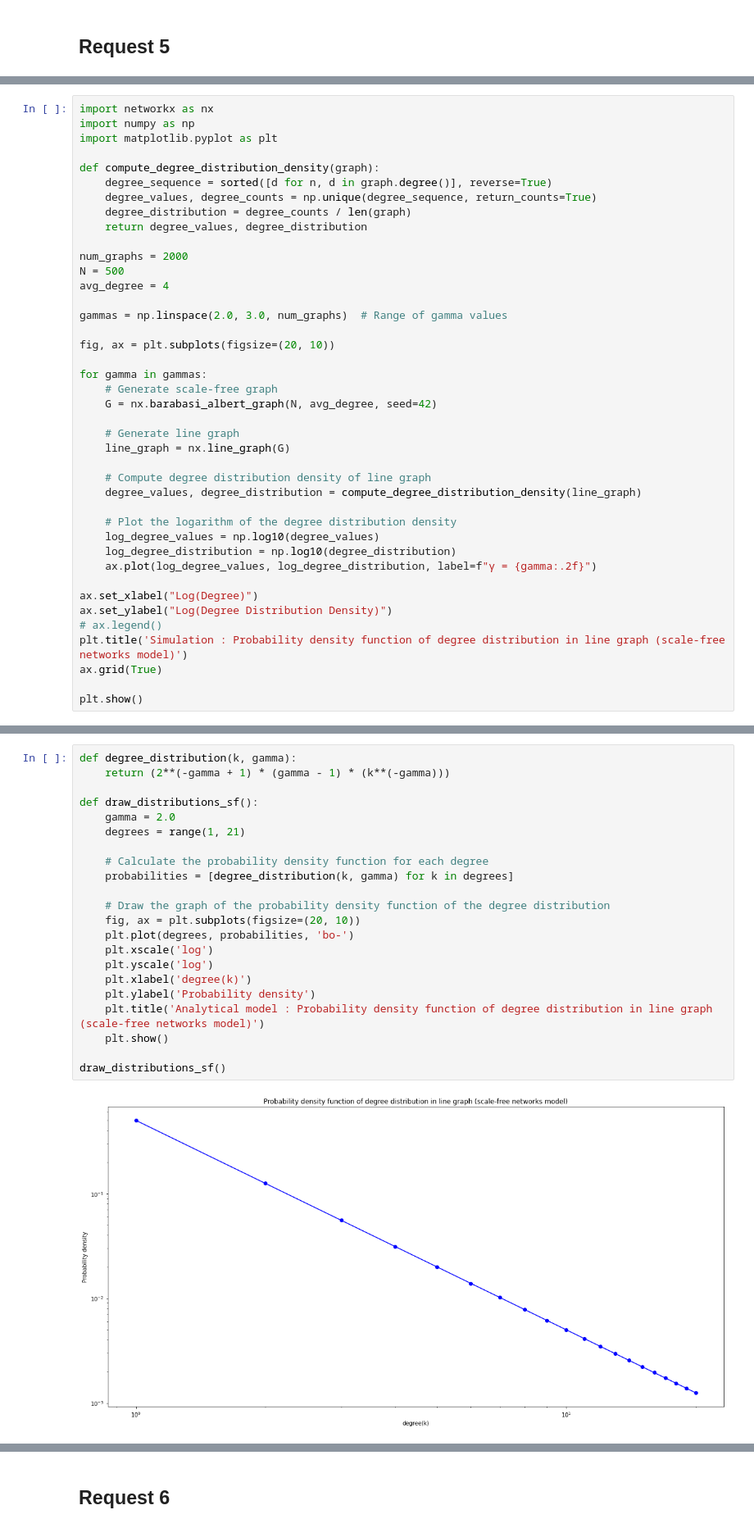
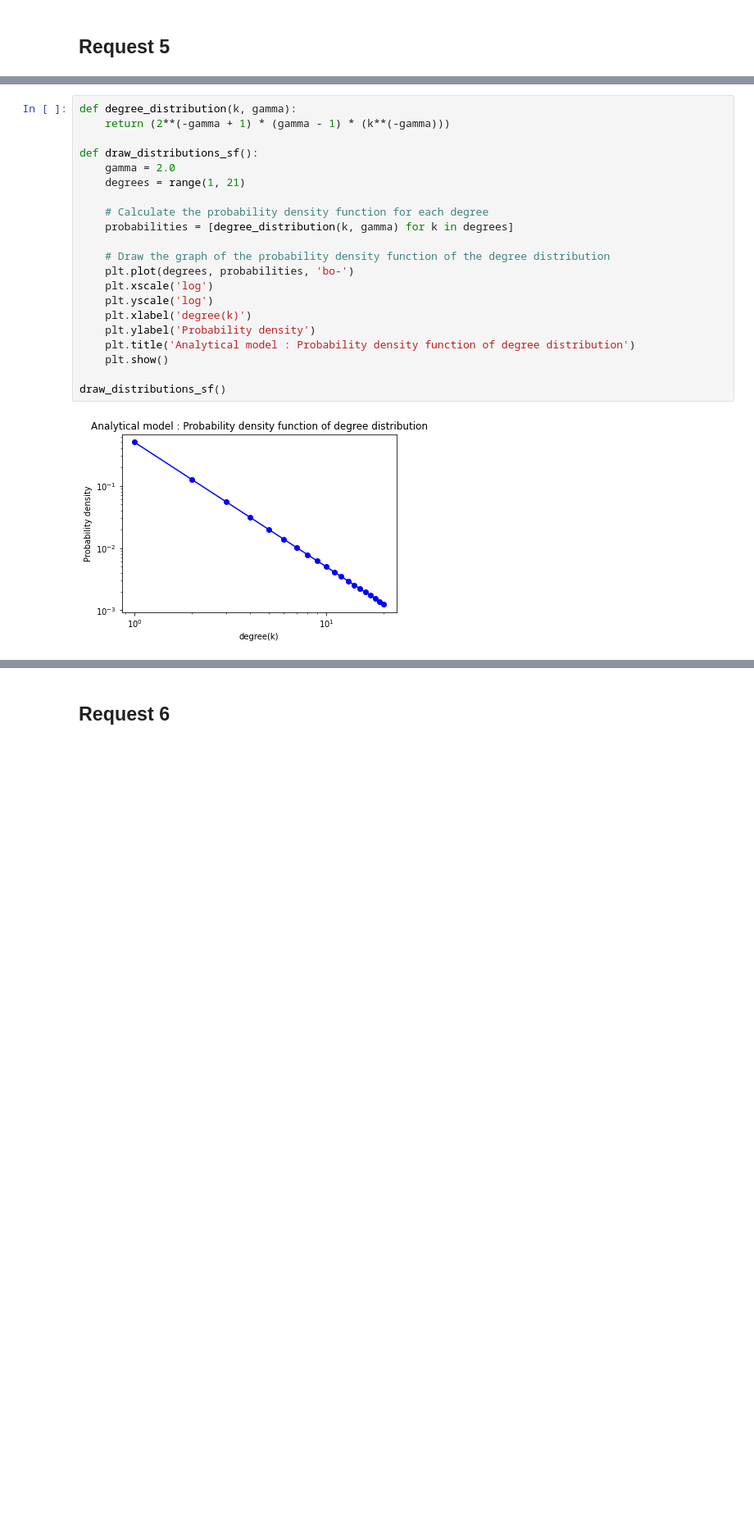
Before and after one commit to ngnma/Simulation-Project, a Jupyter notebook: sim_project.ipynb, the cells around one changed output, grey strips where cells are left out. Shown at 82% size. Saved outputs shown, nothing was run; the diff lists cells and outputs as text; blank space fills up the shorter version.

```diff
--- a/sim_project.ipynb
+++ b/sim_project.ipynb
@@ -689,41 +525,0 @@ plt.show()
-# %%
-import networkx as nx
-import numpy as np
-import matplotlib.pyplot as plt
-
-def compute_degree_distribution_density(graph):
-    degree_sequence = sorted([d for n, d in graph.degree()], reverse=True)
-    degree_values, degree_counts = np.unique(degree_sequence, return_counts=True)
-    degree_distribution = degree_counts / len(graph)
-    return degree_values, degree_distribution
-
-num_graphs = 2000
-N = 500
-avg_degree = 4
-
-gammas = np.linspace(2.0, 3.0, num_graphs)  # Range of gamma values
-
-fig, ax = plt.subplots(figsize=(20, 10))
-
-for gamma in gammas:
-    # Generate scale-free graph
-    G = nx.barabasi_albert_graph(N, avg_degree, seed=42)
-
-    # Generate line graph
-    line_graph = nx.line_graph(G)
-
-    # Compute degree distribution density of line graph
-    degree_values, degree_distribution = compute_degree_distribution_density(line_graph)
-
-    # Plot the logarithm of the degree distribution density
-    log_degree_values = np.log10(degree_values)
-    log_degree_distribution = np.log10(degree_distribution)
-    ax.plot(log_degree_values, log_degree_distribution, label=f"γ = {gamma:.2f}")
-
-ax.set_xlabel("Log(Degree)")
-ax.set_ylabel("Log(Degree Distribution Density)")
-# ax.legend()
-plt.title('Simulation : Probability density function of degree distribution in line graph (scale-free networks model)')
-ax.grid(True)
-
-plt.show()
@@ -733,24 +526,23 @@ TypeError: 'numpy.float64' object is not iterable
 # %%
 def degree_distribution(k, gamma):
     return (2**(-gamma + 1) * (gamma - 1) * (k**(-gamma)))
 
 def draw_distributions_sf():
     gamma = 2.0
     degrees = range(1, 21)
 
     # Calculate the probability density function for each degree
     probabilities = [degree_distribution(k, gamma) for k in degrees]
 
     # Draw the graph of the probability density function of the degree distribution
-    fig, ax = plt.subplots(figsize=(20, 10))
     plt.plot(degrees, probabilities, 'bo-')
     plt.xscale('log')
     plt.yscale('log')
     plt.xlabel('degree(k)')
     plt.ylabel('Probability density')
-    plt.title('Analytical model : Probability density function of degree distribution in line graph (scale-free networks model)')
+    plt.title('Analytical model : Probability density function of degree distribution')
     plt.show()
 
 draw_distributions_sf()
 # %% [output]
-[figure, old version]
+[figure, new version]
```
Also changed, not shown: parts of 11 cells of this notebook.
